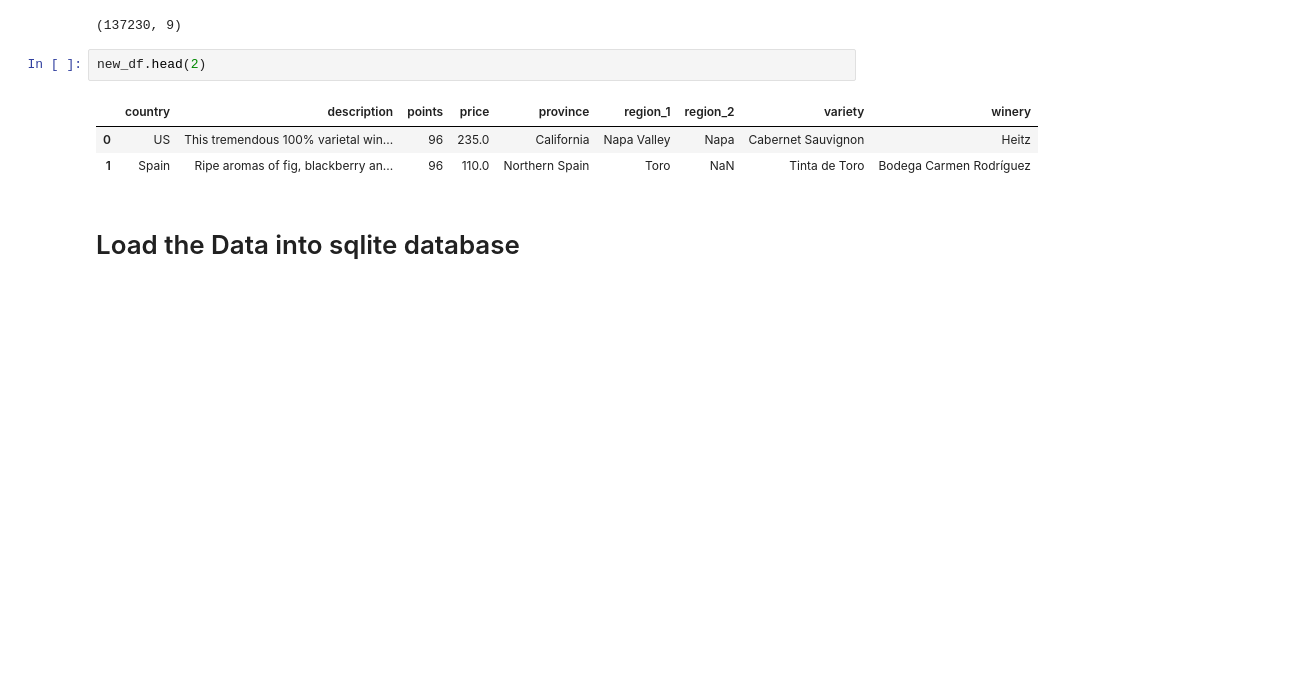
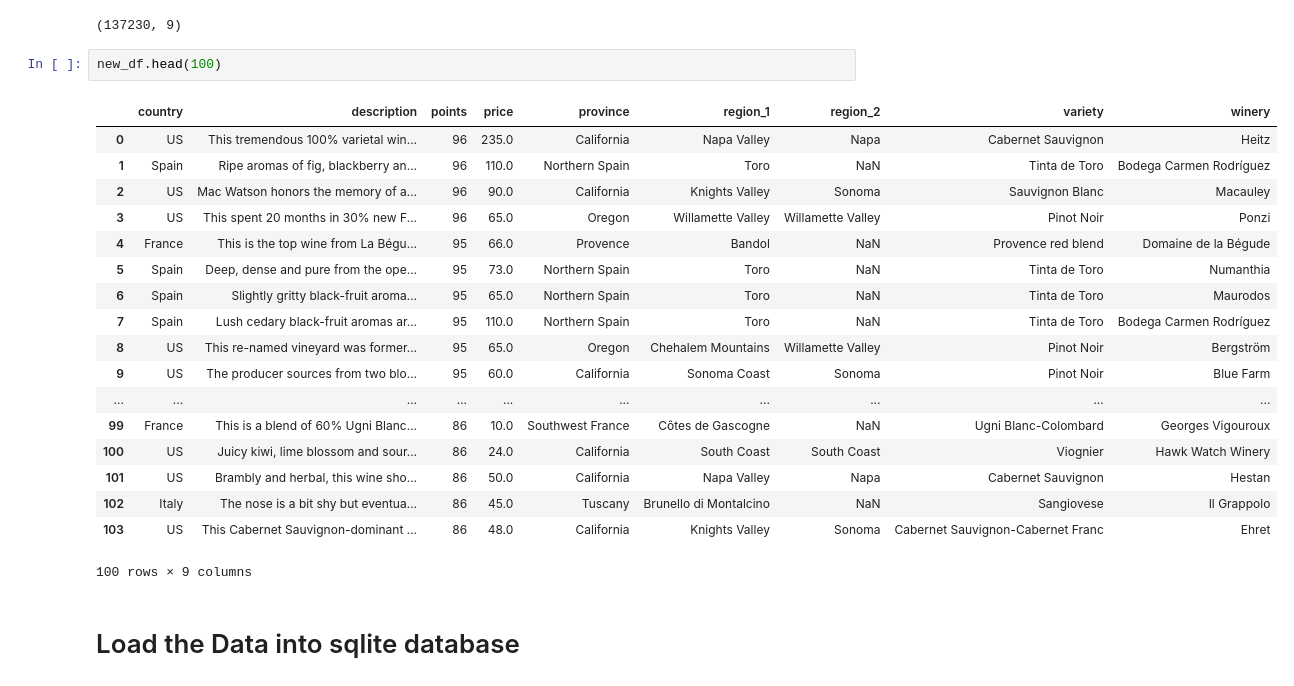
Before and after one commit to ChiqueCode/project_wine_library, a Jupyter notebook: data_engineering.ipynb, the cells around one changed output. Drawn from its saved outputs; the diff is of its cells as text; blank space fills up the shorter version.

```diff
--- a/data_engineering.ipynb
+++ b/data_engineering.ipynb
@@ -98,11 +98,26 @@ new_df.shape
 # %% [output]
 (137230, 9)
 # %%
-new_df.head(2)
+new_df.head(100)
 # %% [output]
 |  | country | description | points | price | province | region_1 | region_2 | variety | winery |
 | 0 | US | This tremendous 100% varietal win... | 96 | 235.0 | California | Napa Valley | Napa | Cabernet Sauvignon | Heitz |
 | 1 | Spain | Ripe aromas of fig, blackberry an... | 96 | 110.0 | Northern Spain | Toro | NaN | Tinta de Toro | Bodega Carmen Rodríguez |
+| 2 | US | Mac Watson honors the memory of a... | 96 | 90.0 | California | Knights Valley | Sonoma | Sauvignon Blanc | Macauley |
+| 3 | US | This spent 20 months in 30% new F... | 96 | 65.0 | Oregon | Willamette Valley | Willamette Valley | Pinot Noir | Ponzi |
+| 4 | France | This is the top wine from La Bégu... | 95 | 66.0 | Provence | Bandol | NaN | Provence red blend | Domaine de la Bégude |
+| 5 | Spain | Deep, dense and pure from the ope... | 95 | 73.0 | Northern Spain | Toro | NaN | Tinta de Toro | Numanthia |
+| 6 | Spain | Slightly gritty black-fruit aroma... | 95 | 65.0 | Northern Spain | Toro | NaN | Tinta de Toro | Maurodos |
+| 7 | Spain | Lush cedary black-fruit aromas ar... | 95 | 110.0 | Northern Spain | Toro | NaN | Tinta de Toro | Bodega Carmen Rodríguez |
+| 8 | US | This re-named vineyard was former... | 95 | 65.0 | Oregon | Chehalem Mountains | Willamette Valley | Pinot Noir | Bergström |
+| 9 | US | The producer sources from two blo... | 95 | 60.0 | California | Sonoma Coast | Sonoma | Pinot Noir | Blue Farm |
+| ... | ... | ... | ... | ... | ... | ... | ... | ... | ... |
+| 99 | France | This is a blend of 60% Ugni Blanc... | 86 | 10.0 | Southwest France | Côtes de Gascogne | NaN | Ugni Blanc-Colombard | Georges Vigouroux |
+| 100 | US | Juicy kiwi, lime blossom and sour... | 86 | 24.0 | California | South Coast | South Coast | Viognier | Hawk Watch Winery |
+| 101 | US | Brambly and herbal, this wine sho... | 86 | 50.0 | California | Napa Valley | Napa | Cabernet Sauvignon | Hestan |
+| 102 | Italy | The nose is a bit shy but eventua... | 86 | 45.0 | Tuscany | Brunello di Montalcino | NaN | Sangiovese | Il Grappolo |
+| 103 | US | This Cabernet Sauvignon-dominant ... | 86 | 48.0 | California | Knights Valley | Sonoma | Cabernet Sauvignon-Cabernet Franc | Ehret |
+100 rows × 9 columns
 # %% [markdown]
 # Load the Data into sqlite database
 # %%
```
Also changed, not shown: parts of 2 cells of this notebook, 4 other files.
